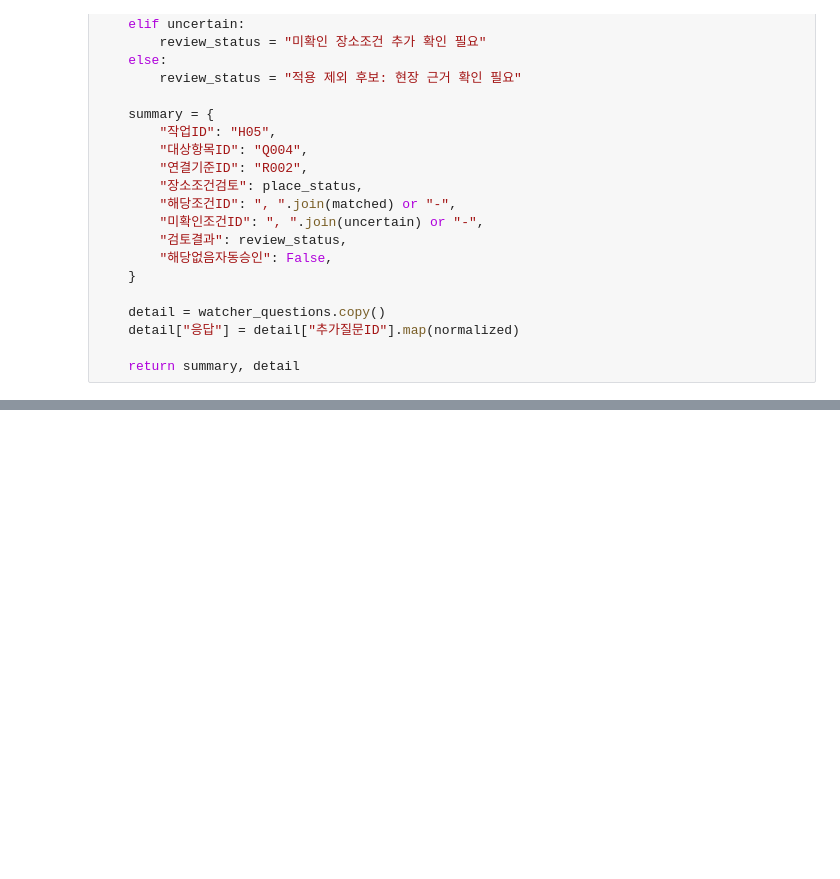
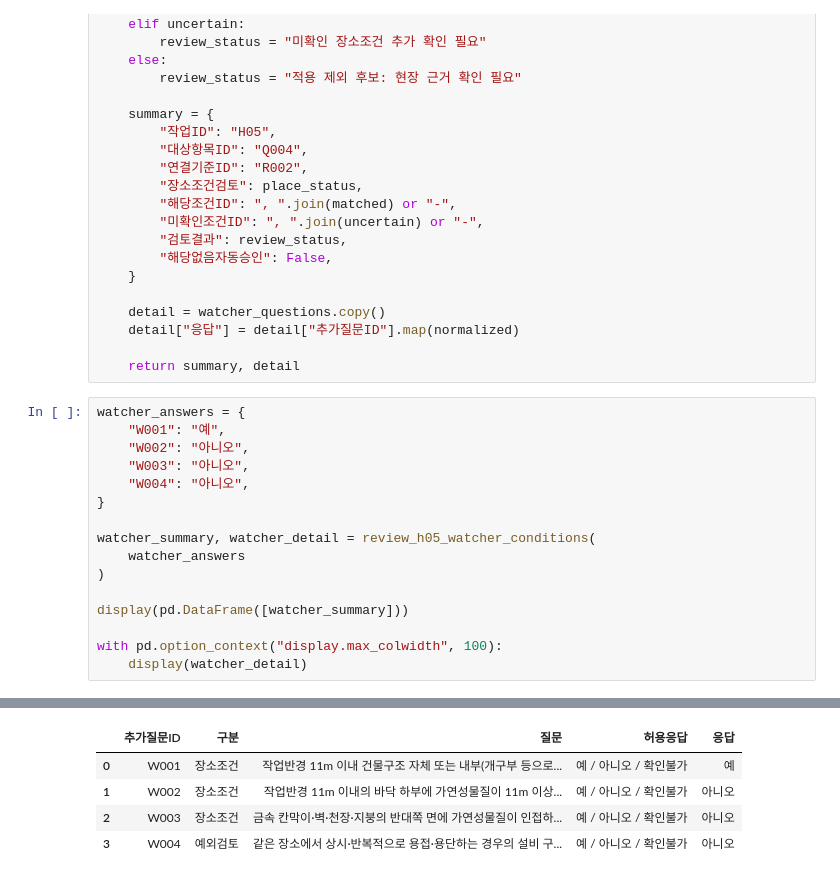
Before and after one commit to uijun0411-crypto/construction_safety_visualize, a Jupyter notebook: fire_risk_project/notebooks/03_작업시작전_평가.ipynb, the cells around one changed output, grey strips where cells are left out. Cells and saved outputs as stored; diff of their text form; blank space fills up the shorter version.

```diff
--- a/fire_risk_project/notebooks/03_작업시작전_평가.ipynb
+++ b/fire_risk_project/notebooks/03_작업시작전_평가.ipynb
@@ -809,3 +783,20 @@ def review_h05_watcher_conditions(answers):
     detail["응답"] = detail["추가질문ID"].map(normalized)
 
     return summary, detail
+# %%
+watcher_answers = {
+    "W001": "예",
+    "W002": "아니오",
+    "W003": "아니오",
+    "W004": "아니오",
+}
+
+watcher_summary, watcher_detail = review_h05_watcher_conditions(
+    watcher_answers
+)
+
+display(pd.DataFrame([watcher_summary]))
+
+with pd.option_context("display.max_colwidth", 100):
+    display(watcher_detail)
+# %% [output]
@@ -811,0 +805,5 @@ def review_h05_watcher_conditions(answers):
+|  | 추가질문ID | 구분 | 질문 | 허용응답 | 응답 |
+| 0 | W001 | 장소조건 | 작업반경 11m 이내 건물구조 자체 또는 내부(개구부 등으로... | 예 / 아니오 / 확인불가 | 예 |
+| 1 | W002 | 장소조건 | 작업반경 11m 이내의 바닥 하부에 가연성물질이 11m 이상... | 예 / 아니오 / 확인불가 | 아니오 |
+| 2 | W003 | 장소조건 | 금속 칸막이·벽·천장·지붕의 반대쪽 면에 가연성물질이 인접하... | 예 / 아니오 / 확인불가 | 아니오 |
+| 3 | W004 | 예외검토 | 같은 장소에서 상시·반복적으로 용접·용단하는 경우의 설비 구... | 예 / 아니오 / 확인불가 | 아니오 |
```
Also changed, not shown: parts of 5 cells of this notebook, 35 other files.
